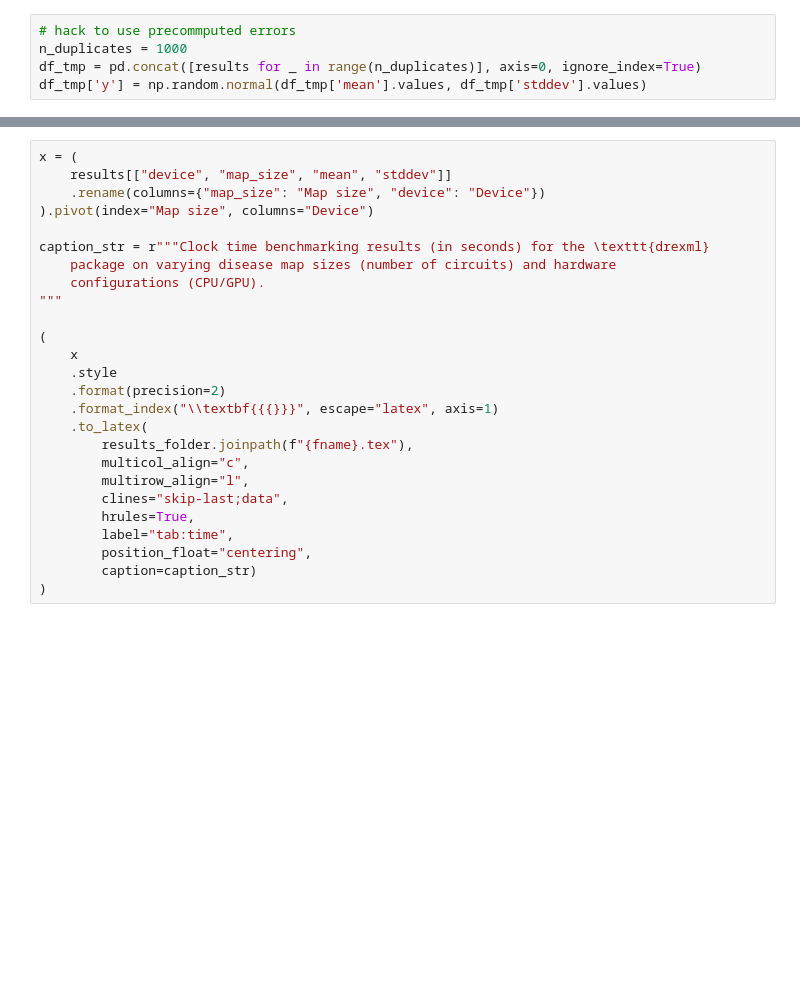
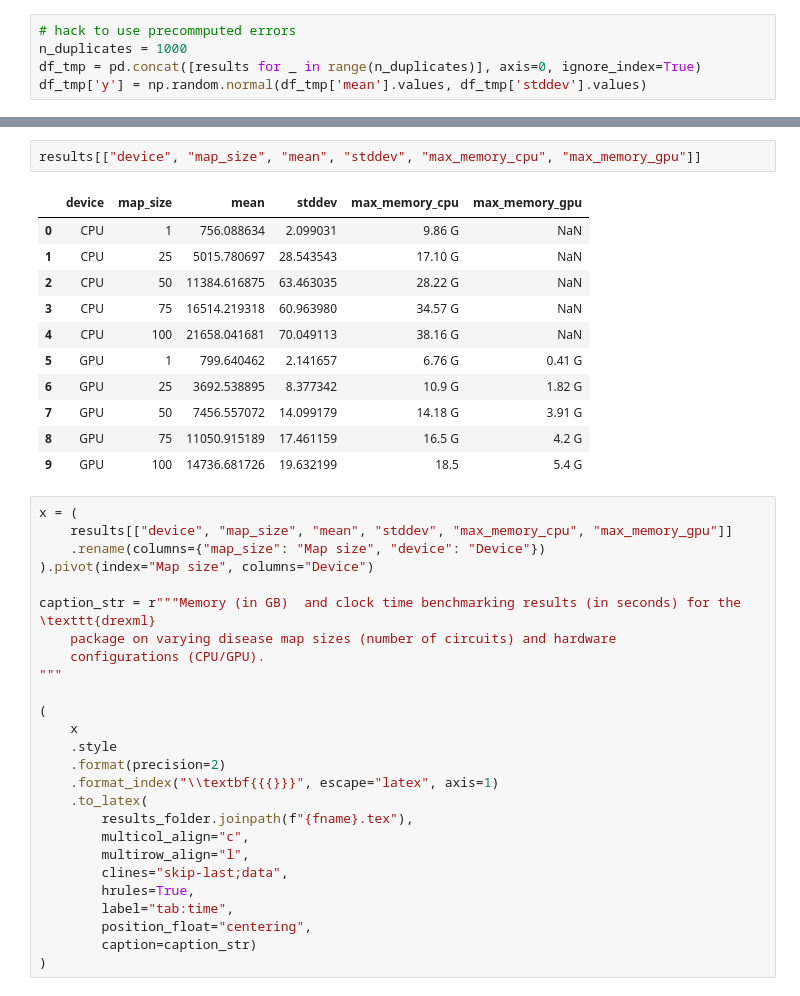
Before and after one commit to loucerac/drexml, a Jupyter notebook: examples/benchmark/05_analyze_results.ipynb, the cells around one changed output, grey strips where cells are left out. Cells and saved outputs as stored; diff of their text form; blank space fills up the shorter version.

```diff
--- a/examples/benchmark/05_analyze_results.ipynb
+++ b/examples/benchmark/05_analyze_results.ipynb
@@ -90,10 +119,24 @@ plt.savefig(results_folder.joinpath(f"{fname}.pdf"), bbox_inches="tight")
+# %%
+results[["device", "map_size", "mean", "stddev", "max_memory_cpu", "max_memory_gpu"]]
+# %% [output]
+|  | device | map_size | mean | stddev | max_memory_cpu | max_memory_gpu |
+| 0 | CPU | 1 | 756.088634 | 2.099031 | 9.86 G | NaN |
+| 1 | CPU | 25 | 5015.780697 | 28.543543 | 17.10 G | NaN |
+| 2 | CPU | 50 | 11384.616875 | 63.463035 | 28.22 G | NaN |
+| 3 | CPU | 75 | 16514.219318 | 60.963980 | 34.57 G | NaN |
+| 4 | CPU | 100 | 21658.041681 | 70.049113 | 38.16 G | NaN |
+| 5 | GPU | 1 | 799.640462 | 2.141657 | 6.76 G | 0.41 G |
+| 6 | GPU | 25 | 3692.538895 | 8.377342 | 10.9 G | 1.82 G |
+| 7 | GPU | 50 | 7456.557072 | 14.099179 | 14.18 G | 3.91 G |
+| 8 | GPU | 75 | 11050.915189 | 17.461159 | 16.5 G | 4.2 G |
+| 9 | GPU | 100 | 14736.681726 | 19.632199 | 18.5 | 5.4 G |
 # %%
 x = (
-    results[["device", "map_size", "mean", "stddev"]]
+    results[["device", "map_size", "mean", "stddev", "max_memory_cpu", "max_memory_gpu"]]
     .rename(columns={"map_size": "Map size", "device": "Device"})
 ).pivot(index="Map size", columns="Device")
 
-caption_str = r"""Clock time benchmarking results (in seconds) for the \texttt{drexml}
+caption_str = r"""Memory (in GB)  and clock time benchmarking results (in seconds) for the \texttt{drexml}
     package on varying disease map sizes (number of circuits) and hardware
     configurations (CPU/GPU).
 """
```
Also changed, not shown: parts of 8 cells of this notebook, 3 other files.
